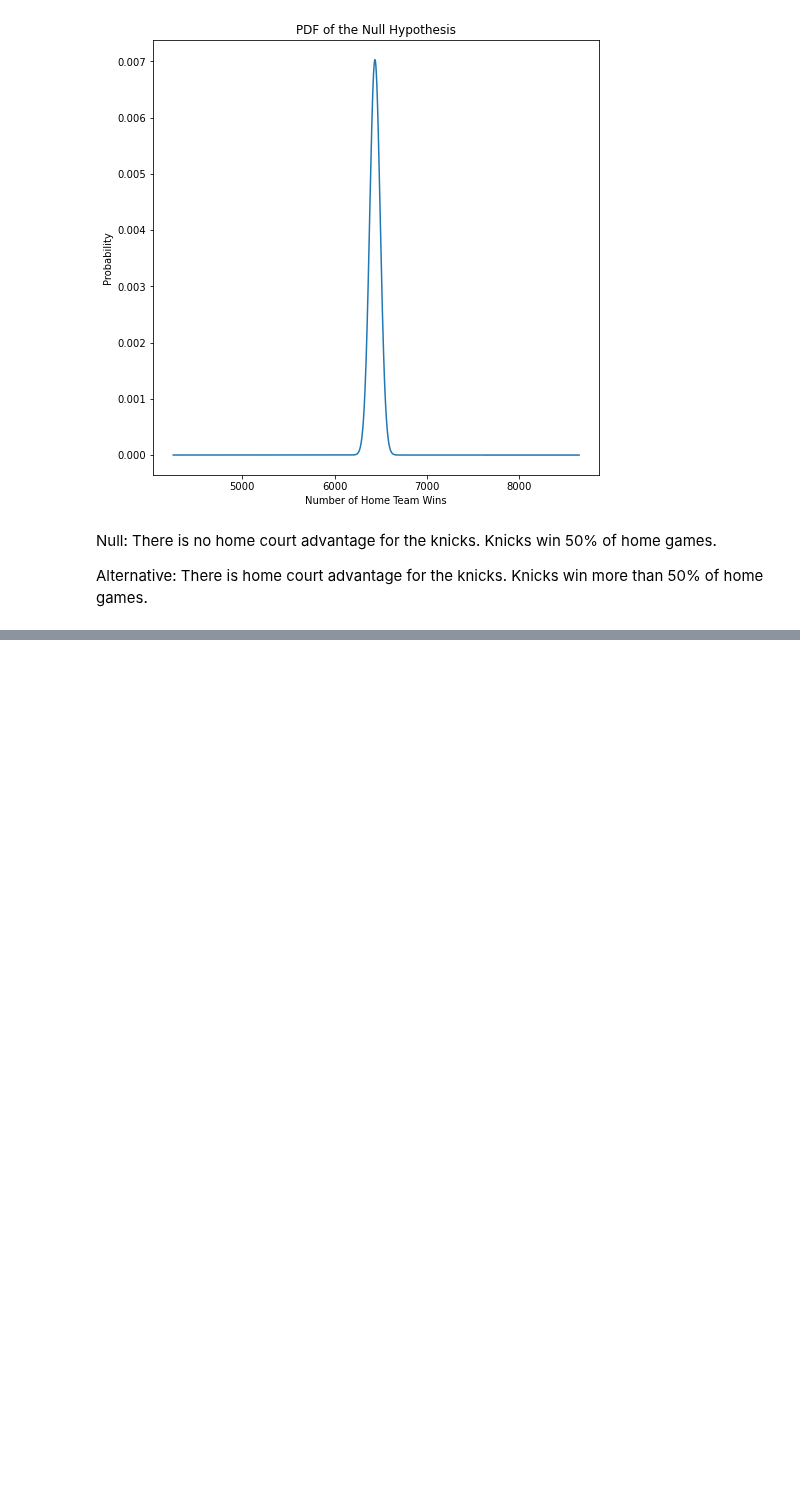
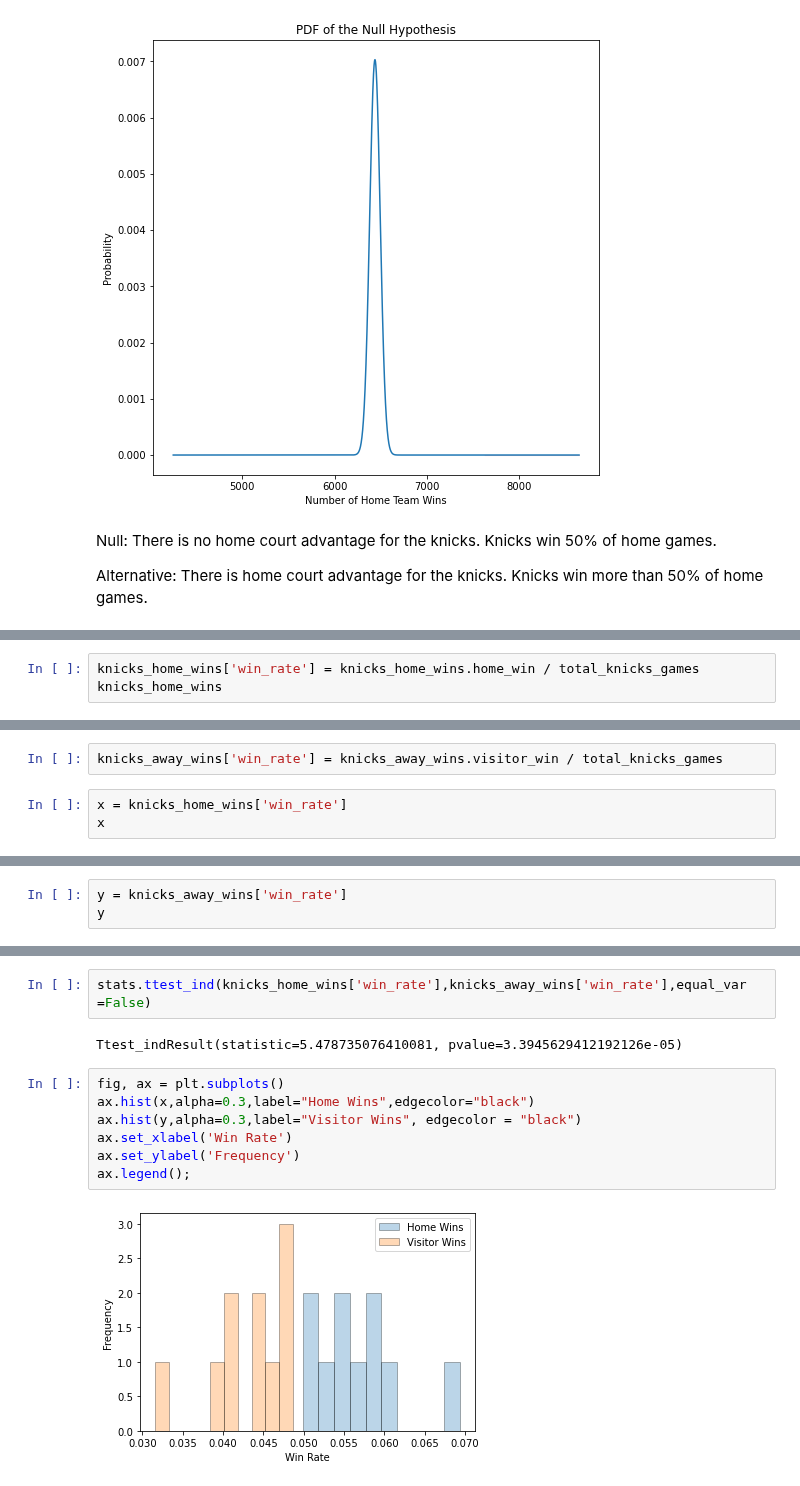
Before and after one commit to wjlau/Capstone1-Proposal, a Jupyter notebook: Basketball_Dataset.ipynb, the cells around one changed output, grey strips where cells are left out. Cells and saved outputs as stored; diff of their text form; blank space fills up the shorter version.

```diff
--- a/Basketball_Dataset.ipynb
+++ b/Basketball_Dataset.ipynb
@@ -366,0 +346,3 @@ Probability of Observing Data More Equal or More Extreme than Actual: 1.1e-16
+# %%
+knicks_home_wins['win_rate'] = knicks_home_wins.home_win / total_knicks_games
+knicks_home_wins
@@ -366,0 +362,5 @@ Probability of Observing Data More Equal or More Extreme than Actual: 1.1e-16
+# %%
+knicks_away_wins['win_rate'] = knicks_away_wins.visitor_win / total_knicks_games
+# %%
+x = knicks_home_wins['win_rate']
+x
@@ -366,0 +380,3 @@ Probability of Observing Data More Equal or More Extreme than Actual: 1.1e-16
+# %%
+y = knicks_away_wins['win_rate']
+y
@@ -366,0 +396,13 @@ Probability of Observing Data More Equal or More Extreme than Actual: 1.1e-16
+# %%
+stats.ttest_ind(knicks_home_wins['win_rate'],knicks_away_wins['win_rate'],equal_var =False)
+# %% [output]
+Ttest_indResult(statistic=5.478735076410081, pvalue=3.3945629412192126e-05)
+# %%
+fig, ax = plt.subplots()
+ax.hist(x,alpha=0.3,label="Home Wins",edgecolor="black")
+ax.hist(y,alpha=0.3,label="Visitor Wins", edgecolor = "black")
+ax.set_xlabel('Win Rate')
+ax.set_ylabel('Frequency')
+ax.legend();
+# %% [output]
+[figure, added]
```
Also changed, not shown: parts of 22 cells of this notebook.
